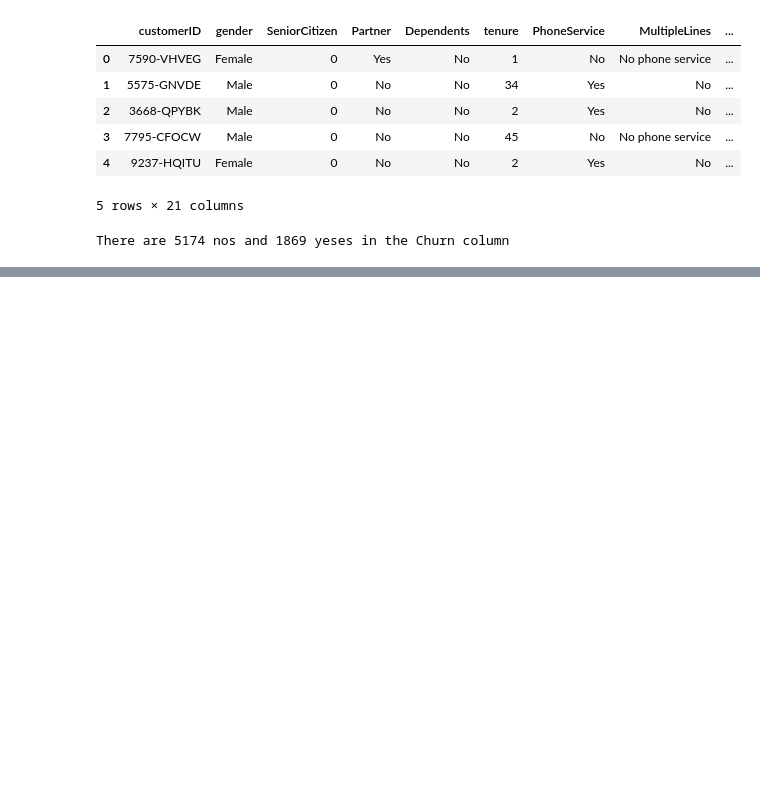
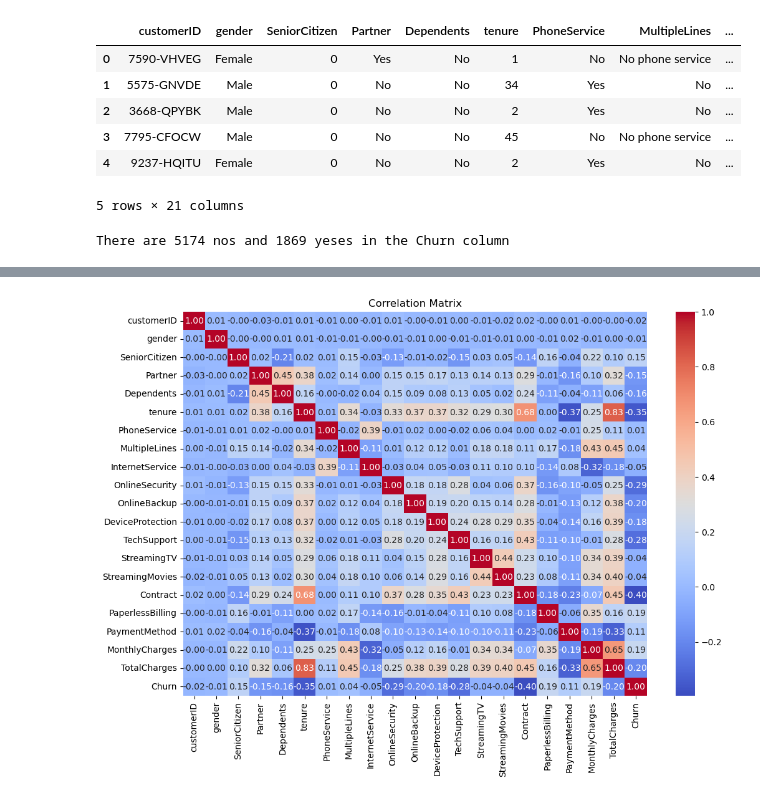
Before and after one commit to prajasnaik/MLFinalProject, a Jupyter notebook: notebooks/initial_eda.ipynb, the cells around one changed output, grey strips where cells are left out. Drawn from its saved outputs; the diff is of its cells as text; code cells hidden in the pictures; blank space fills up the shorter version.

```diff
--- a/notebooks/initial_eda.ipynb
+++ b/notebooks/initial_eda.ipynb
@@ -77,0 +106,9 @@ There are 5174 nos and 1869 yeses in the Churn column
+# %%
+df["TotalCharges"] = df["TotalCharges"].apply(lambda x: x.strip() if type(x) is str else x)  #Remove whitespaces
+# %%
+df["TotalCharges"] = pd.to_numeric(df["TotalCharges"], errors='coerce')
+def print_rows_with_nan(df):
+    nan_rows = df[df["TotalCharges"].isna()]
+    print(nan_rows)
+
+print_rows_with_nan(df)
@@ -77,0 +186,2 @@ There are 5174 nos and 1869 yeses in the Churn column
+# %%
+df.dropna(inplace=True)
@@ -77,0 +190,13 @@ There are 5174 nos and 1869 yeses in the Churn column
+# %%
+import seaborn as sns
+
+# Compute the correlation matrix
+corr_matrix = df.corr()
+
+# Plot the heatmap
+plt.figure(figsize=(12, 8))
+sns.heatmap(corr_matrix, annot=True, fmt=".2f", cmap='coolwarm')
+plt.title('Correlation Matrix')
+plt.show()
+# %% [output]
+[figure, added]
```
Also changed, not shown: parts of 13 cells of this notebook, 1 other file.
